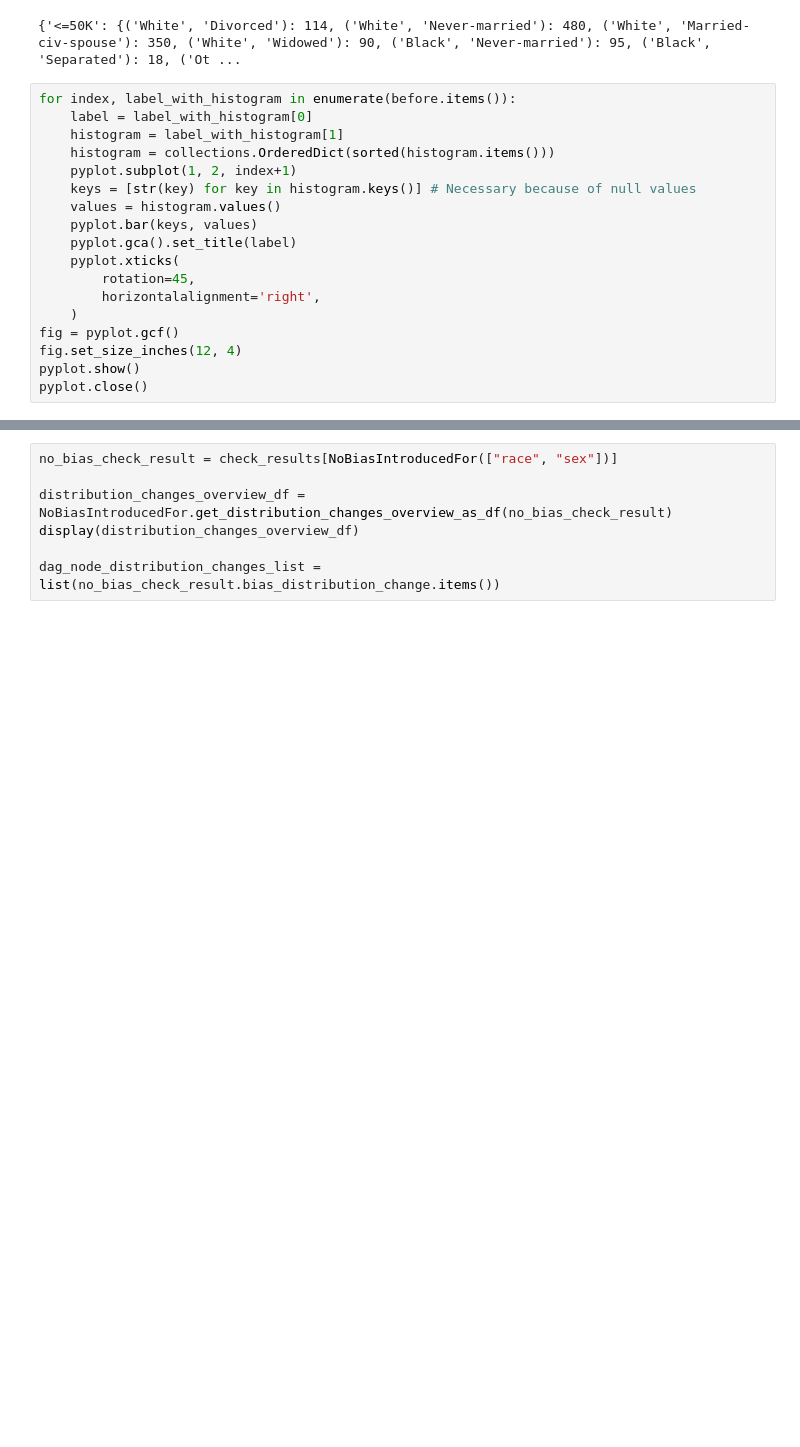
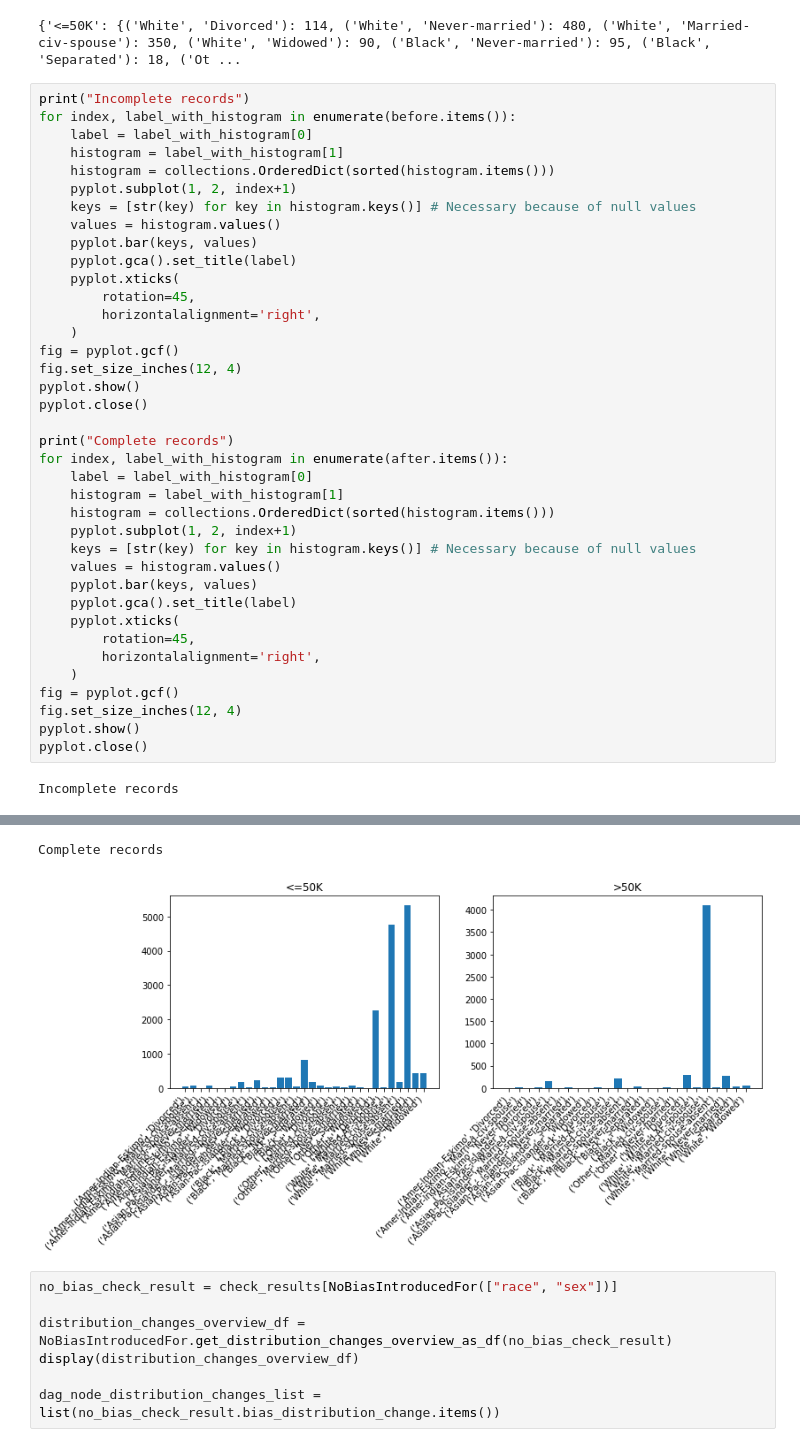
Before and after one commit to stefan-grafberger/mlinspect, a Jupyter notebook: experiments/user_interviews/example-testing-adult-pipeline.ipynb, the cells around one changed output, grey strips where cells are left out. Saved outputs shown, nothing was run; the diff lists cells and outputs as text; blank space fills up the shorter version.

Commit message:
Comparison complete and incomplete records

```diff
--- a/experiments/user_interviews/example-testing-adult-pipeline.ipynb
+++ b/experiments/user_interviews/example-testing-adult-pipeline.ipynb
@@ -111,25 +111,48 @@ print(before)
 # %% [output]
 {'<=50K': {('White', 'Divorced'): 114, ('White', 'Never-married'): 480, ('White', 'Married-civ-spouse'): 350, ('White', 'Widowed'): 90, ('Black', 'Never-married'): 95, ('Black', 'Separated'): 18, ('Ot ...
 # %%
+print("Incomplete records")
 for index, label_with_histogram in enumerate(before.items()):
     label = label_with_histogram[0]
     histogram = label_with_histogram[1]
     histogram = collections.OrderedDict(sorted(histogram.items()))
     pyplot.subplot(1, 2, index+1)
     keys = [str(key) for key in histogram.keys()] # Necessary because of null values
     values = histogram.values()
     pyplot.bar(keys, values)
     pyplot.gca().set_title(label)
     pyplot.xticks(
         rotation=45,
         horizontalalignment='right',
     )
 fig = pyplot.gcf()
 fig.set_size_inches(12, 4)
 pyplot.show()
 pyplot.close()
+
+print("Complete records")
+for index, label_with_histogram in enumerate(after.items()):
+    label = label_with_histogram[0]
+    histogram = label_with_histogram[1]
+    histogram = collections.OrderedDict(sorted(histogram.items()))
+    pyplot.subplot(1, 2, index+1)
+    keys = [str(key) for key in histogram.keys()] # Necessary because of null values
+    values = histogram.values()
+    pyplot.bar(keys, values)
+    pyplot.gca().set_title(label)
+    pyplot.xticks(
+        rotation=45,
+        horizontalalignment='right',
+    )
+fig = pyplot.gcf()
+fig.set_size_inches(12, 4)
+pyplot.show()
+pyplot.close()
 # %% [output]
+Incomplete records
 [figure]
+Complete records
+[figure, added]
 # %%
 no_bias_check_result = check_results[NoBiasIntroducedFor(["race", "sex"])]
 
```
